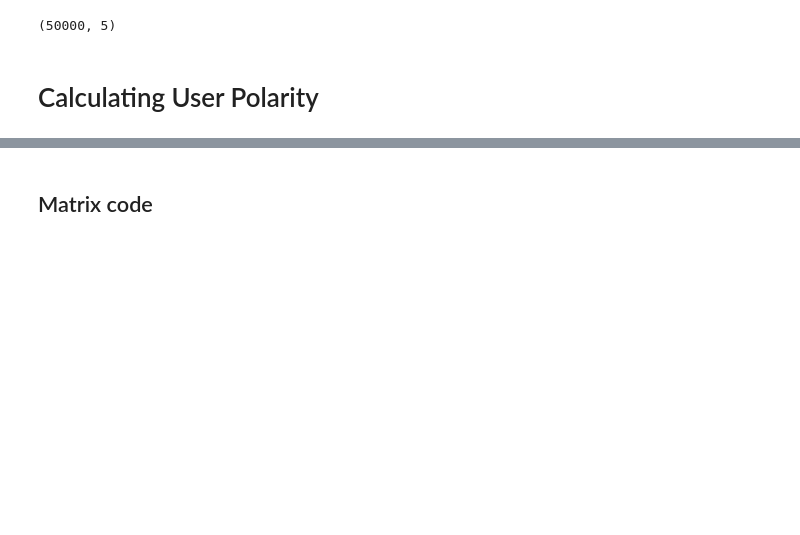
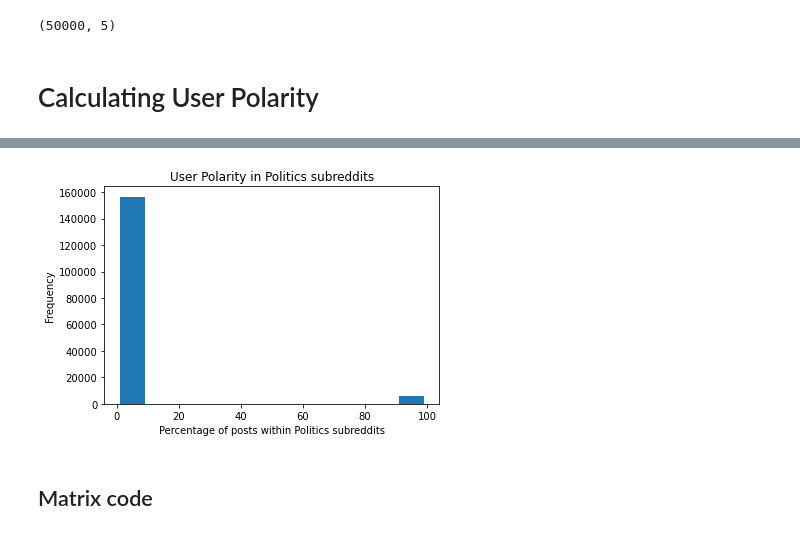
Before and after one commit to hhliou2/reddit-misinformation, a Jupyter notebook: data.ipynb, the cells around one changed output, grey strips where cells are left out. Drawn from its saved outputs; the diff is of its cells as text; code cells hidden in the pictures; blank space fills up the shorter version.

```diff
--- a/data.ipynb
+++ b/data.ipynb
@@ -352,3 +414,12 @@ calc_user_polarity(science_path, myth_path, politics_path, "data/polarity", "use
+# %%
+plt.hist(polarity['politics (%)'], bins = 10, range = (0, 100),
+        histtype = 'bar', rwidth = 0.8)
+plt.xlabel('Percentage of posts within Politics subreddits')
+plt.ylabel('Frequency')
+plt.title('User Polarity in Politics subreddits')
+plt.show()
+# %% [output]
+[figure, added]
 # %% [markdown]
 ## Matrix code
 # %%
```
Also changed, not shown: parts of 6 cells of this notebook, 7 other files.
